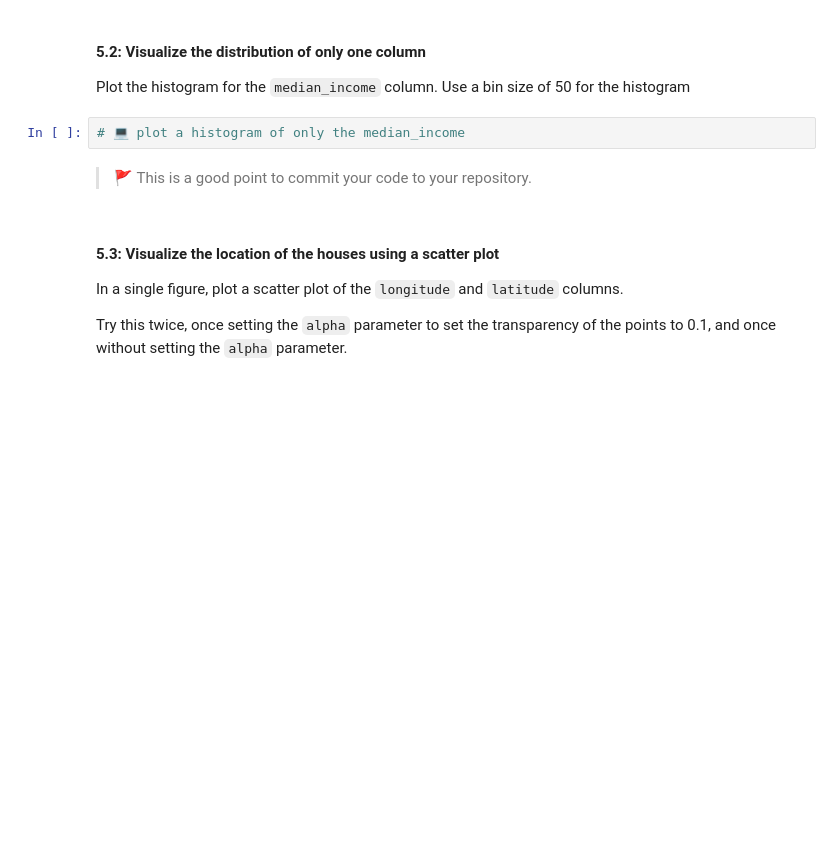
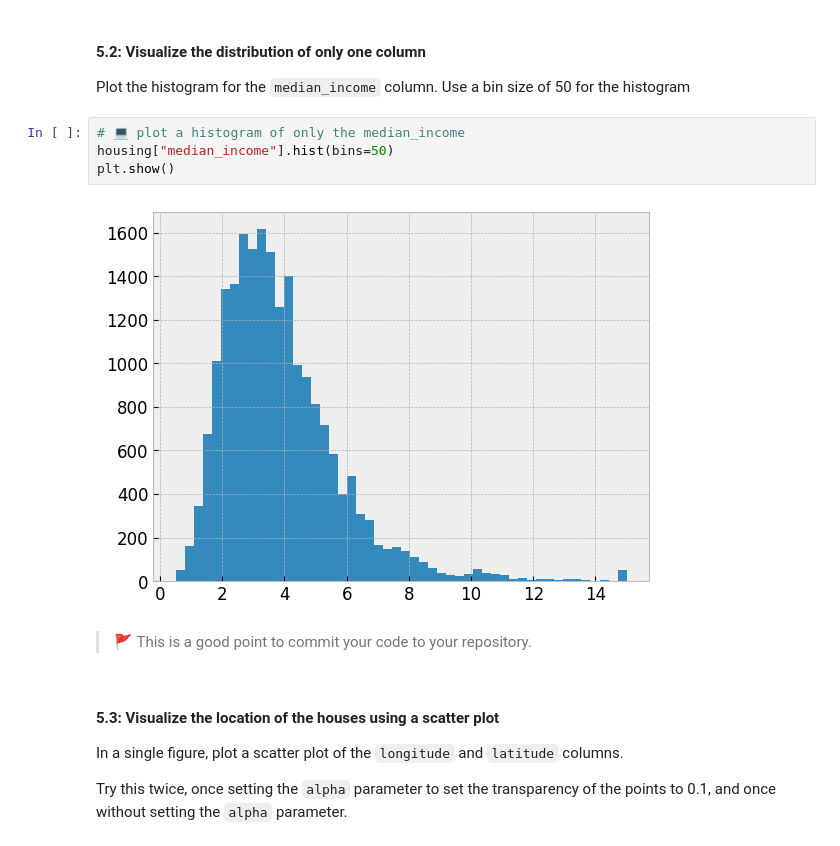
Before and after one commit to IT4063-Spring2025/eda-assignment-RautelaAbhishek, a Jupyter notebook: notebook.ipynb, the cells around one changed output. Saved outputs shown, nothing was run; the diff lists cells and outputs as text; blank space fills up the shorter version.

```diff
--- a/notebook.ipynb
+++ b/notebook.ipynb
@@ -191,6 +195,10 @@ In a single figure, plot the histograms for all the numerical columns. Use a bin
 Plot the histogram for the `median_income` column. Use a bin size of 50 for the histogram
 # %%
 # 💻 plot a histogram of only the median_income
+housing["median_income"].hist(bins=50)
+plt.show()
+# %% [output]
+[figure, added]
 # %% [markdown]
 > 🚩 This is a good point to commit your code to your repository.
 # %% [markdown]
```
Also changed, not shown: parts of 1 cell of this notebook.
